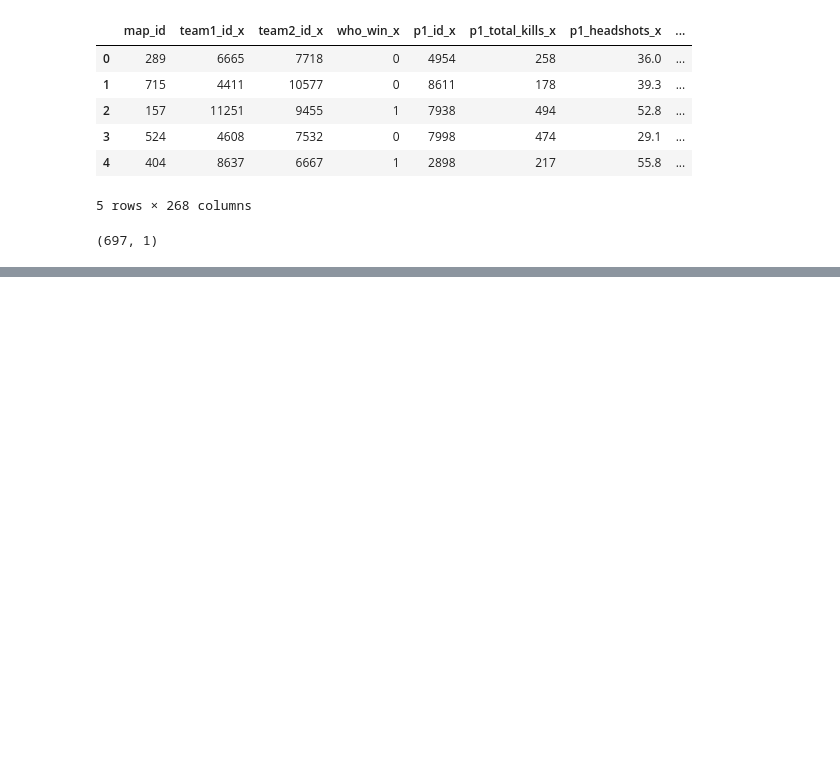
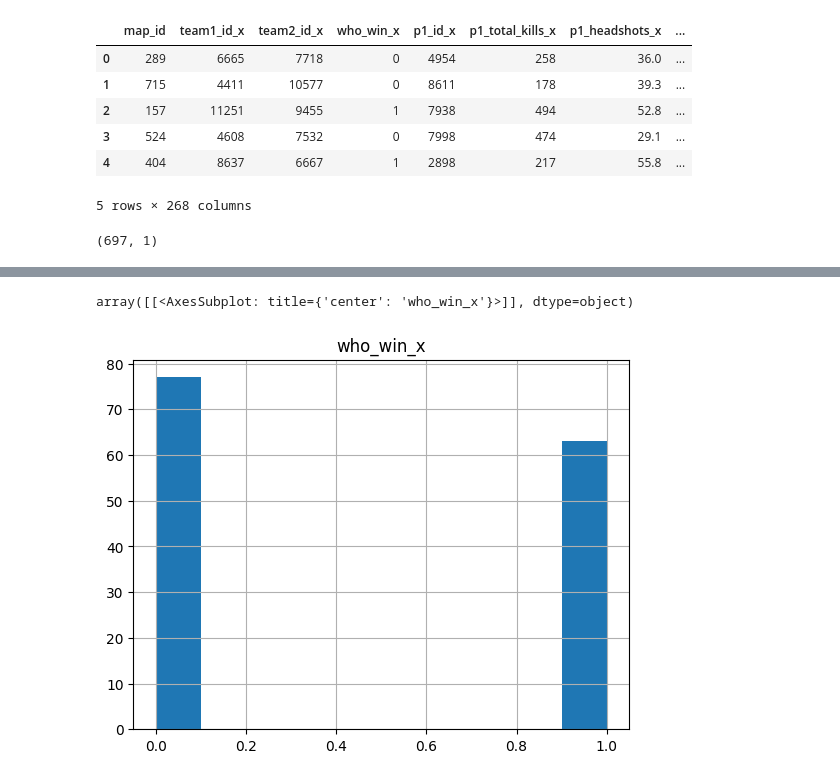
Before and after one commit to romanvoyt/datalounatest, a Jupyter notebook: Untitled.ipynb, the cells around one changed output, grey strips where cells are left out. Saved outputs shown, nothing was run; the diff lists cells and outputs as text; code cells hidden in the pictures; blank space fills up the shorter version.

```diff
--- a/Untitled.ipynb
+++ b/Untitled.ipynb
@@ -264,0 +319,5 @@ optuna.visualization.plot_optimization_history(study)
+# %%
+y_test.hist()
+# %% [output]
+array([[<AxesSubplot: title={'center': 'who_win_x'}>]], dtype=object)
+[figure, added]
```
Also changed, not shown: parts of 18 cells of this notebook.
